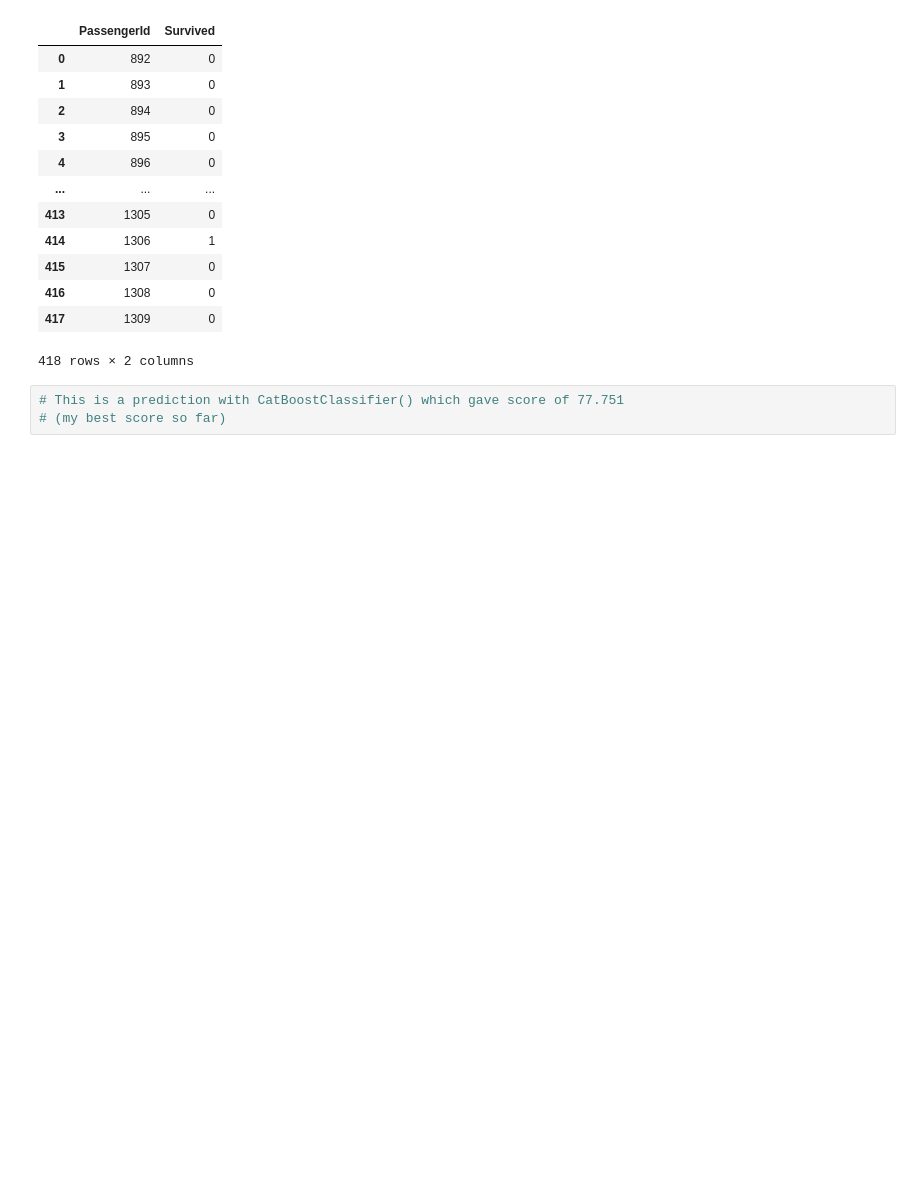
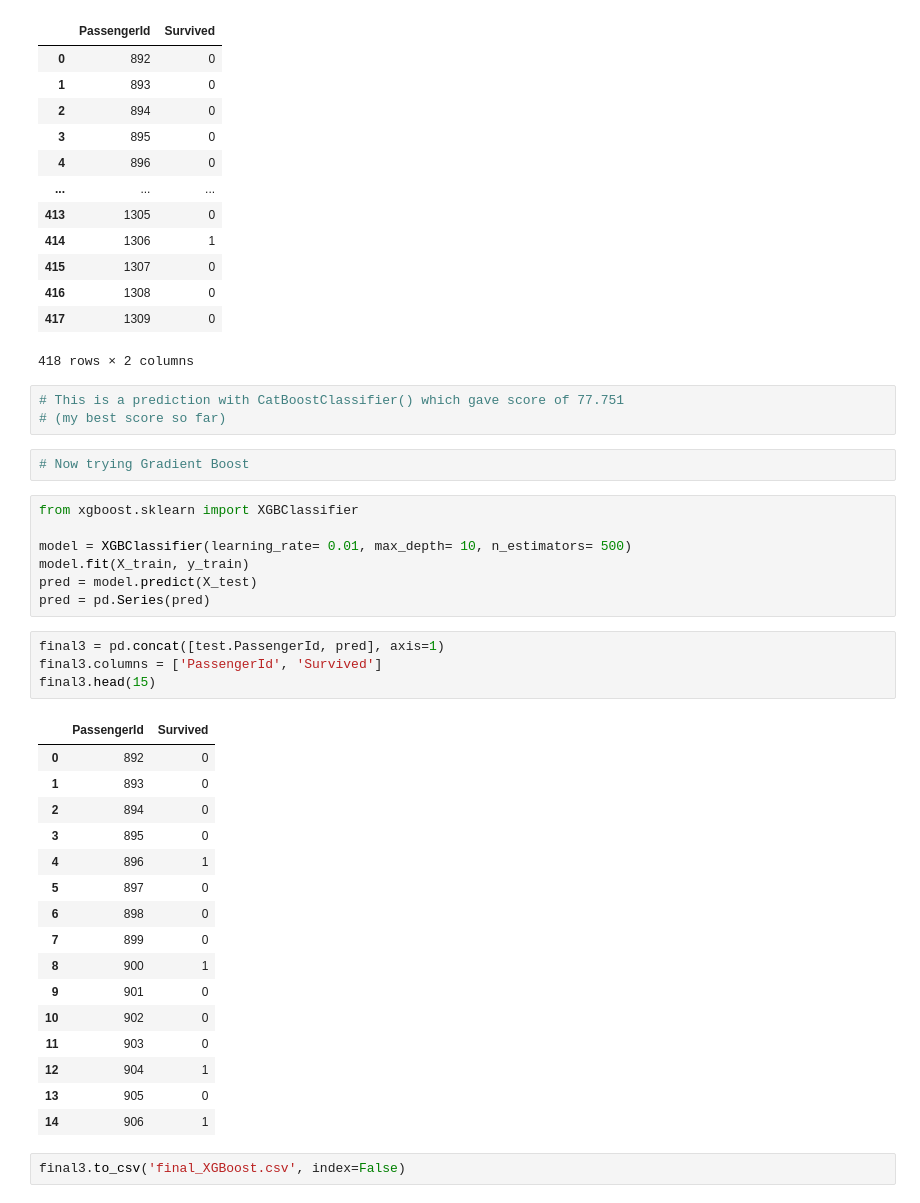
Before and after one commit to geegatomar/Kaggle-, a Jupyter notebook: Titanic/Solving for Kaggle.ipynb, the cells around one changed output. Drawn from its saved outputs; the diff is of its cells as text; blank space fills up the shorter version.

```diff
--- a/Titanic/Solving for Kaggle.ipynb
+++ b/Titanic/Solving for Kaggle.ipynb
@@ -322,3 +322,35 @@ f
 # %%
 # This is a prediction with CatBoostClassifier() which gave score of 77.751
 # (my best score so far)
+# %%
+# Now trying Gradient Boost
+# %%
+from xgboost.sklearn import XGBClassifier
+
+model = XGBClassifier(learning_rate= 0.01, max_depth= 10, n_estimators= 500)
+model.fit(X_train, y_train)
+pred = model.predict(X_test)
+pred = pd.Series(pred)
+# %%
+final3 = pd.concat([test.PassengerId, pred], axis=1)
+final3.columns = ['PassengerId', 'Survived']
+final3.head(15)
+# %% [output]
+|  | PassengerId | Survived |
+| 0 | 892 | 0 |
+| 1 | 893 | 0 |
+| 2 | 894 | 0 |
+| 3 | 895 | 0 |
+| 4 | 896 | 1 |
+| 5 | 897 | 0 |
+| 6 | 898 | 0 |
+| 7 | 899 | 0 |
+| 8 | 900 | 1 |
+| 9 | 901 | 0 |
+| 10 | 902 | 0 |
+| 11 | 903 | 0 |
+| 12 | 904 | 1 |
+| 13 | 905 | 0 |
+| 14 | 906 | 1 |
+# %%
+final3.to_csv('final_XGBoost.csv', index=False)
```
Also changed, not shown: parts of 2 cells of this notebook, 16 other files.
